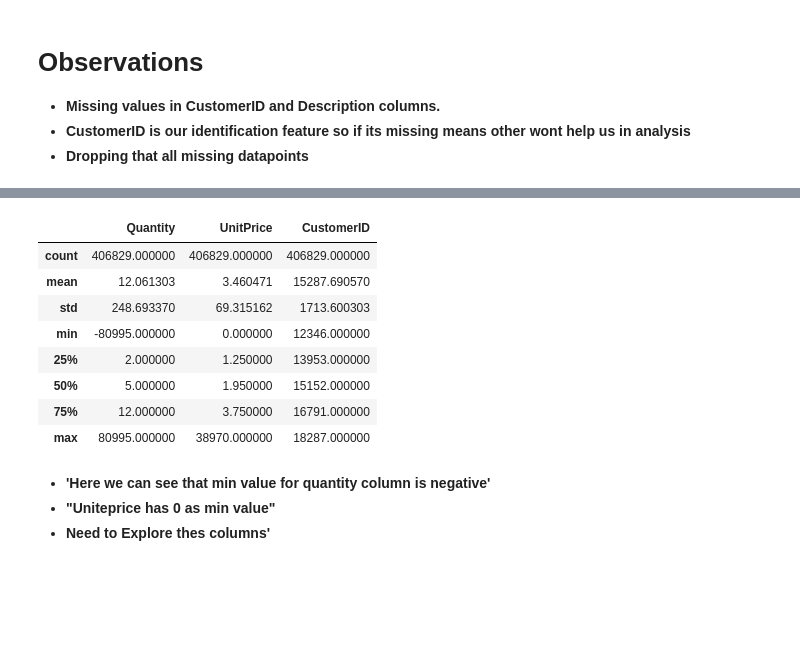
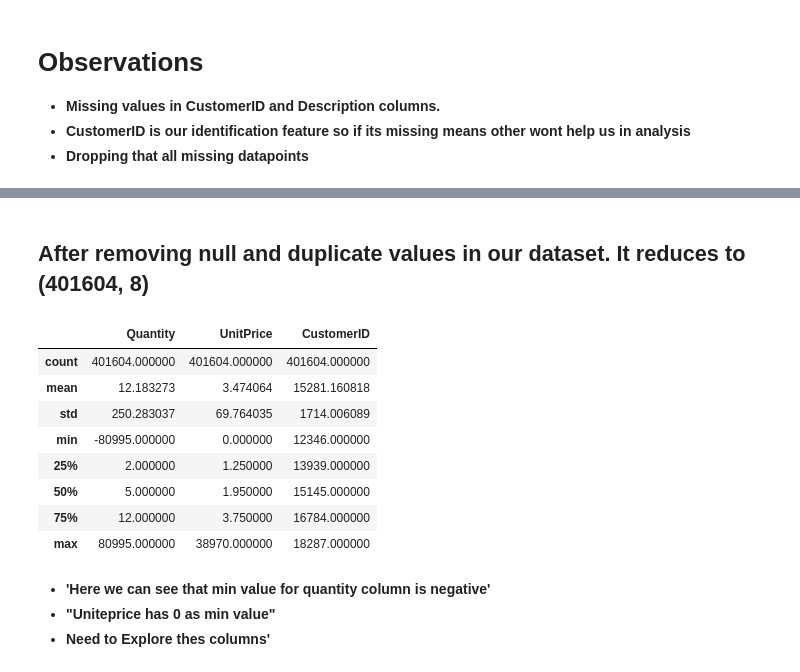
Before and after one commit to nehal35/-Online-Retail-Customer-Segmentation---Capstone-Project, a Jupyter notebook: Online_Retail_Customer_Segmentation_Capstone_Project.ipynb, the cells around one changed output, grey strips where cells are left out. Drawn from its saved outputs; the diff is of its cells as text; code cells hidden in the pictures; blank space fills up the shorter version.

```diff
--- a/Online_Retail_Customer_Segmentation_Capstone_Project.ipynb
+++ b/Online_Retail_Customer_Segmentation_Capstone_Project.ipynb
@@ -40,6 +43,6 @@ Mounted at /content/drive
 # %%
-file_path='/content/drive/MyDrive/Copy of Online Retail.xlsx'
+file_path='/content/drive/MyDrive/ Online Retail Customer Segmentation - Capstone Project/Copy of Online Retail.xlsx'
 # %%
-retail_df=pd.read_excel(file_path)
+df=pd.read_excel(file_path,)
 # %%
 # checking shape of dataframe
@@ -109,0 +182,4 @@ Text(0.5, 1.0, 'visualizing Missing Values')
+# %%
+# Dropping Duplicate Rows
+df=df.drop_duplicates()
+len(df[df.duplicated()])
@@ -110,2 +209,3 @@ Text(0.5, 1.0, 'visualizing Missing Values')
 # %%
-retail_df.dropna(inplace=True)
+#dropping missing values
+df.dropna(inplace=True)
@@ -118,14 +256,16 @@ retail_df.shape
+# %% [markdown]
+## **After removing null and duplicate values in our dataset. It reduces to (401604, 8)**
 # %%
-retail_df.describe()
+df.describe()
 # %% [output]
 |  | Quantity | UnitPrice | CustomerID |
-| count | 406829.000000 | 406829.000000 | 406829.000000 |
-| mean | 12.061303 | 3.460471 | 15287.690570 |
-| std | 248.693370 | 69.315162 | 1713.600303 |
+| count | 401604.000000 | 401604.000000 | 401604.000000 |
+| mean | 12.183273 | 3.474064 | 15281.160818 |
+| std | 250.283037 | 69.764035 | 1714.006089 |
 | min | -80995.000000 | 0.000000 | 12346.000000 |
-| 25% | 2.000000 | 1.250000 | 13953.000000 |
-| 50% | 5.000000 | 1.950000 | 15152.000000 |
-| 75% | 12.000000 | 3.750000 | 16791.000000 |
+| 25% | 2.000000 | 1.250000 | 13939.000000 |
+| 50% | 5.000000 | 1.950000 | 15145.000000 |
+| 75% | 12.000000 | 3.750000 | 16784.000000 |
 | max | 80995.000000 | 38970.000000 | 18287.000000 |
 # %% [markdown]
 * **'Here we can see that min value for quantity column is negative'**
```
Also changed, not shown: parts of 102 cells of this notebook.
